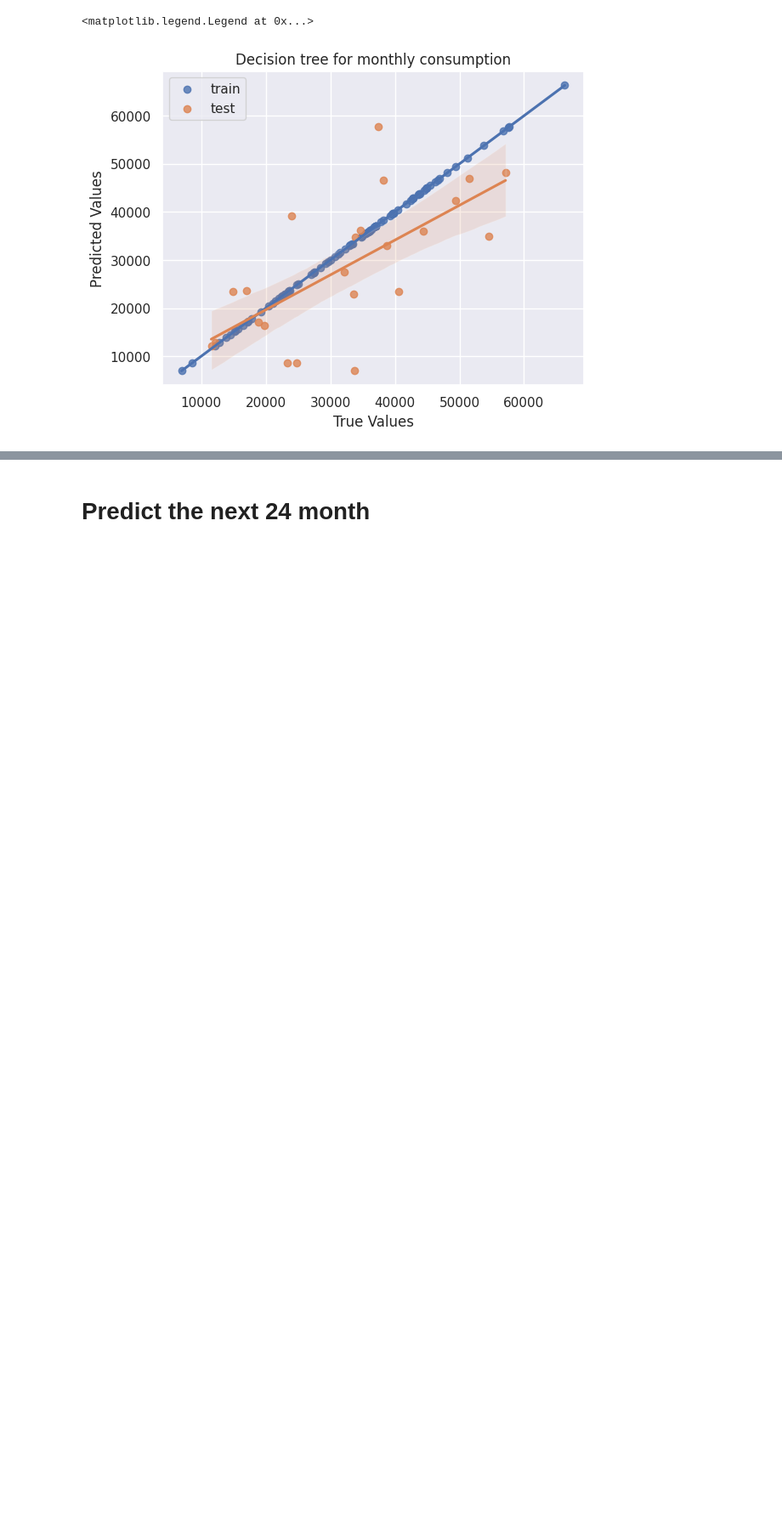
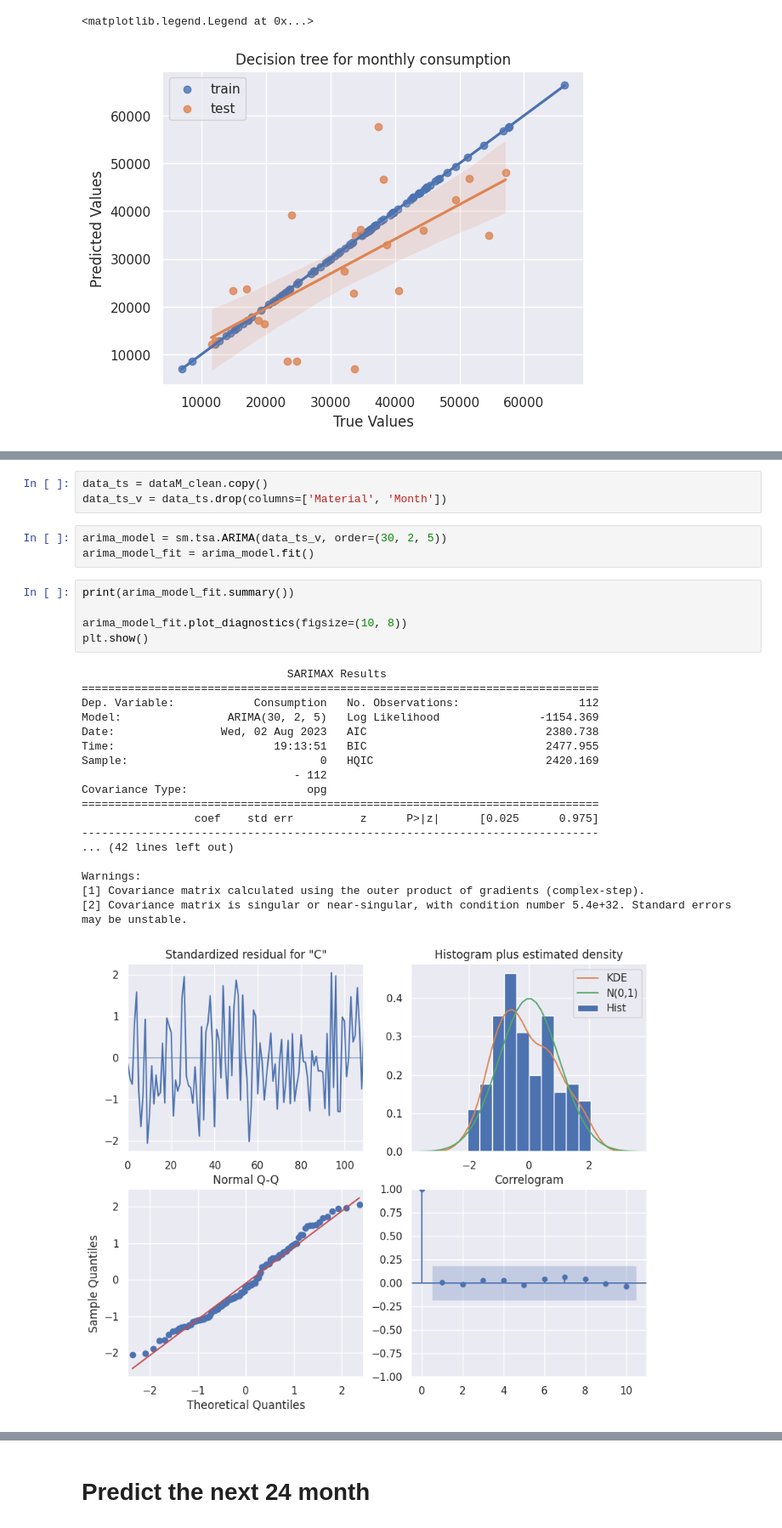
Before and after one commit to antahiap/siemens-use-case, a Jupyter notebook: notebooks/data_explr.ipynb, the cells around one changed output, grey strips where cells are left out. Shown: that part at 85% size. Saved outputs shown, nothing was run; the diff lists cells and outputs as text; blank space fills up the shorter version.

Commit message:
time-series example

```diff
--- a/notebooks/data_explr.ipynb
+++ b/notebooks/data_explr.ipynb
@@ -291,0 +301,30 @@ plt.legend()
+# %%
+data_ts = dataM_clean.copy()
+data_ts_v = data_ts.drop(columns=['Material', 'Month'])
+# %%
+arima_model = sm.tsa.ARIMA(data_ts_v, order=(30, 2, 5))
+arima_model_fit = arima_model.fit()
+# %%
+print(arima_model_fit.summary())
+
+arima_model_fit.plot_diagnostics(figsize=(10, 8))
+plt.show()
+# %% [output]
+                               SARIMAX Results
+==============================================================================
+Dep. Variable:            Consumption   No. Observations:                  112
+Model:                ARIMA(30, 2, 5)   Log Likelihood               -1154.369
+Date:                Wed, 02 Aug 2023   AIC                           2380.738
+Time:                        19:13:51   BIC                           2477.955
+Sample:                             0   HQIC                          2420.169
+                                - 112
+Covariance Type:                  opg
+==============================================================================
+                 coef    std err          z      P>|z|      [0.025      0.975]
+------------------------------------------------------------------------------
+... (42 lines left out)
+
+Warnings:
+[1] Covariance matrix calculated using the outer product of gradients (complex-step).
+[2] Covariance matrix is singular or near-singular, with condition number 5.4e+32. Standard errors may be unstable.
+[figure, added]
```
Also changed, not shown: parts of 8 cells of this notebook, 2 other files.
